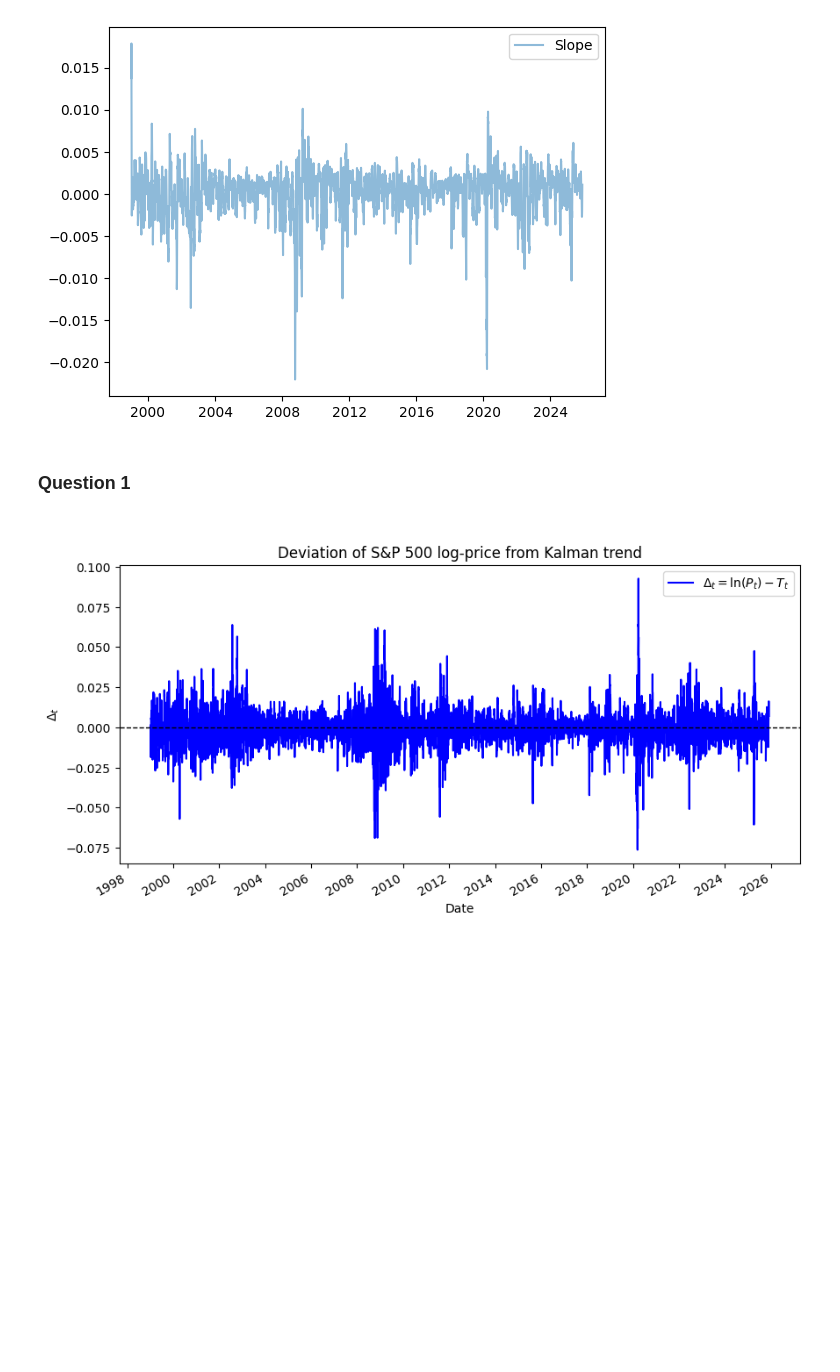
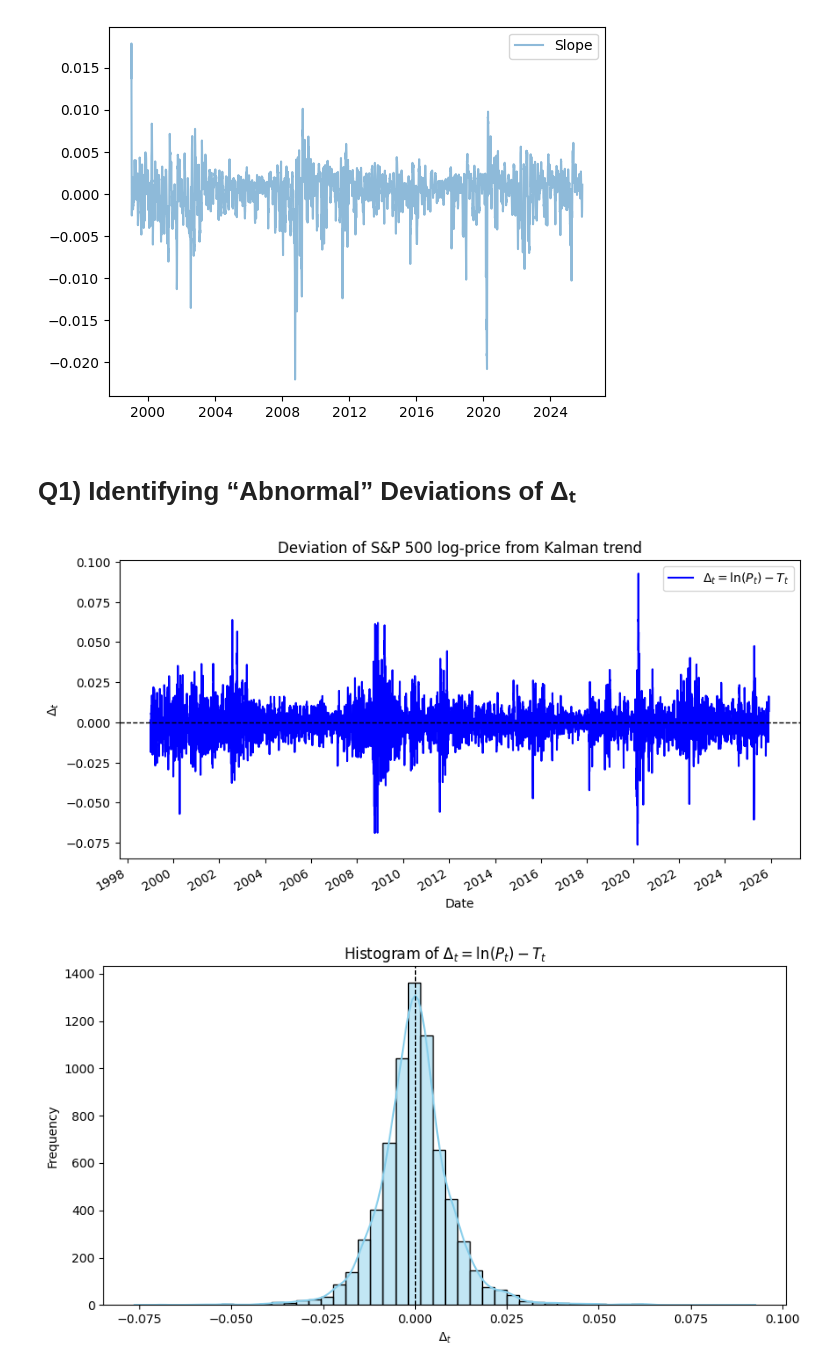
Before and after one commit to BenjaminFernandesNeres/Kalman-SP500, a Jupyter notebook: TrendFollowingStrategy.ipynb, the cells around one changed output. Cells and saved outputs as stored; diff of their text form; code cells hidden in the pictures; blank space fills up the shorter version.

```diff
--- a/TrendFollowingStrategy.ipynb
+++ b/TrendFollowingStrategy.ipynb
@@ -67,27 +75,40 @@ plt.legend()
 <matplotlib.legend.Legend at 0x...>
 [figure]
 # %% [markdown]
-<h3> Question 1 <h3>
+# Q1) Identifying “Abnormal” Deviations of Δₜ
 # %%
 # Δ_t = ln(P_t) - T_t
 Delta = yt - T_t
 
 # Tracé
 plt.figure(figsize=(10,5))
 plt.plot(dates, Delta, label=r'$\Delta_t = \ln(P_t) - T_t$', color='blue')
 
 # ligne zéro pour référence
 plt.axhline(0, color='black', linewidth=1, linestyle='--')
 
 # formatage des dates
 plt.gca().xaxis.set_major_formatter(mdates.DateFormatter('%Y'))
 plt.gca().xaxis.set_major_locator(mdates.YearLocator(base=2))
 plt.gcf().autofmt_xdate()
 
 plt.title("Deviation of S&P 500 log-price from Kalman trend")
 plt.xlabel("Date")
 plt.ylabel(r"$\Delta_t$")
 plt.legend()
 plt.show()
+
+# Histogramme avec KDE
+plt.figure(figsize=(10,5))
+sns.histplot(Delta, bins=50, kde=True, color='skyblue')
+
+# ligne zéro pour référence
+plt.axvline(0, color='black', linewidth=1, linestyle='--')
+
+plt.title(r"Histogram of $\Delta_t = \ln(P_t) - T_t$")
+plt.xlabel(r"$\Delta_t$")
+plt.ylabel("Frequency")
+plt.show()
 # %% [output]
 [figure]
+[figure, added]
```
Also changed, not shown: parts of 5 cells of this notebook.
